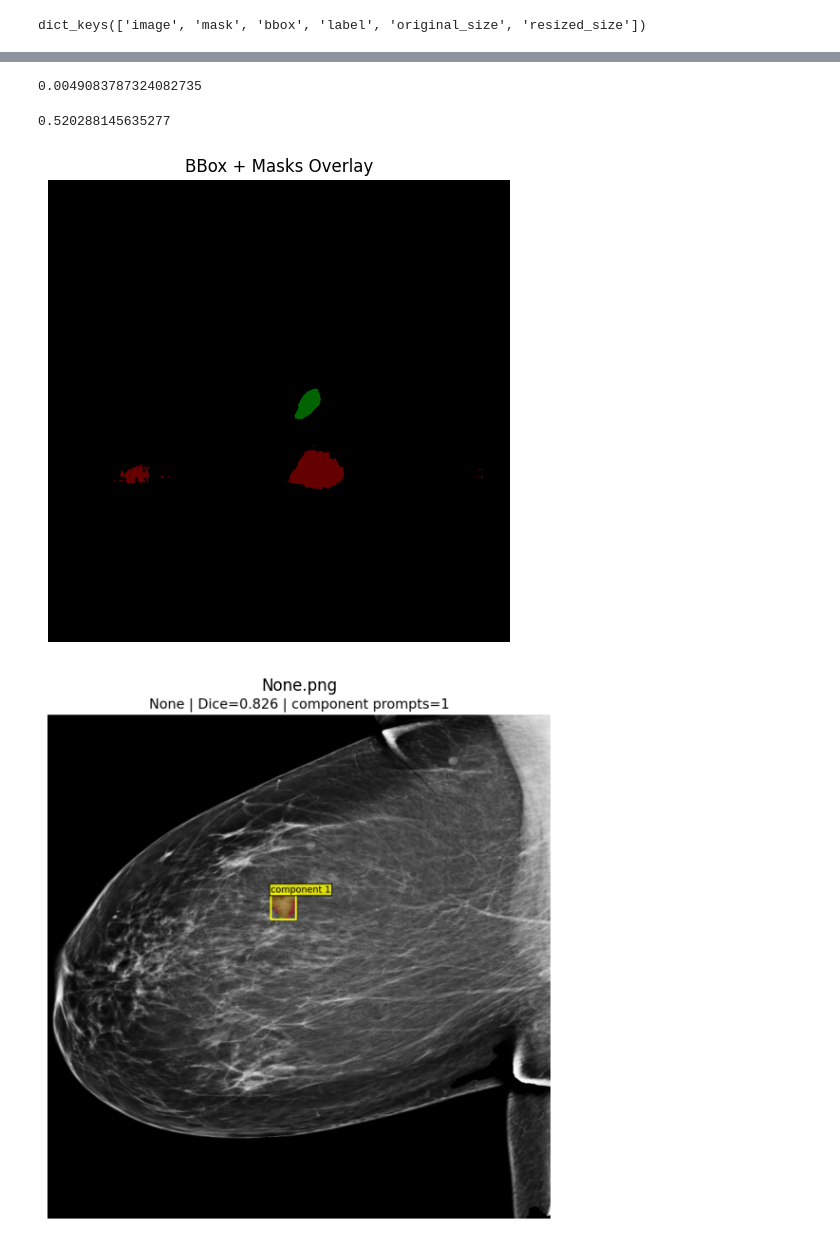
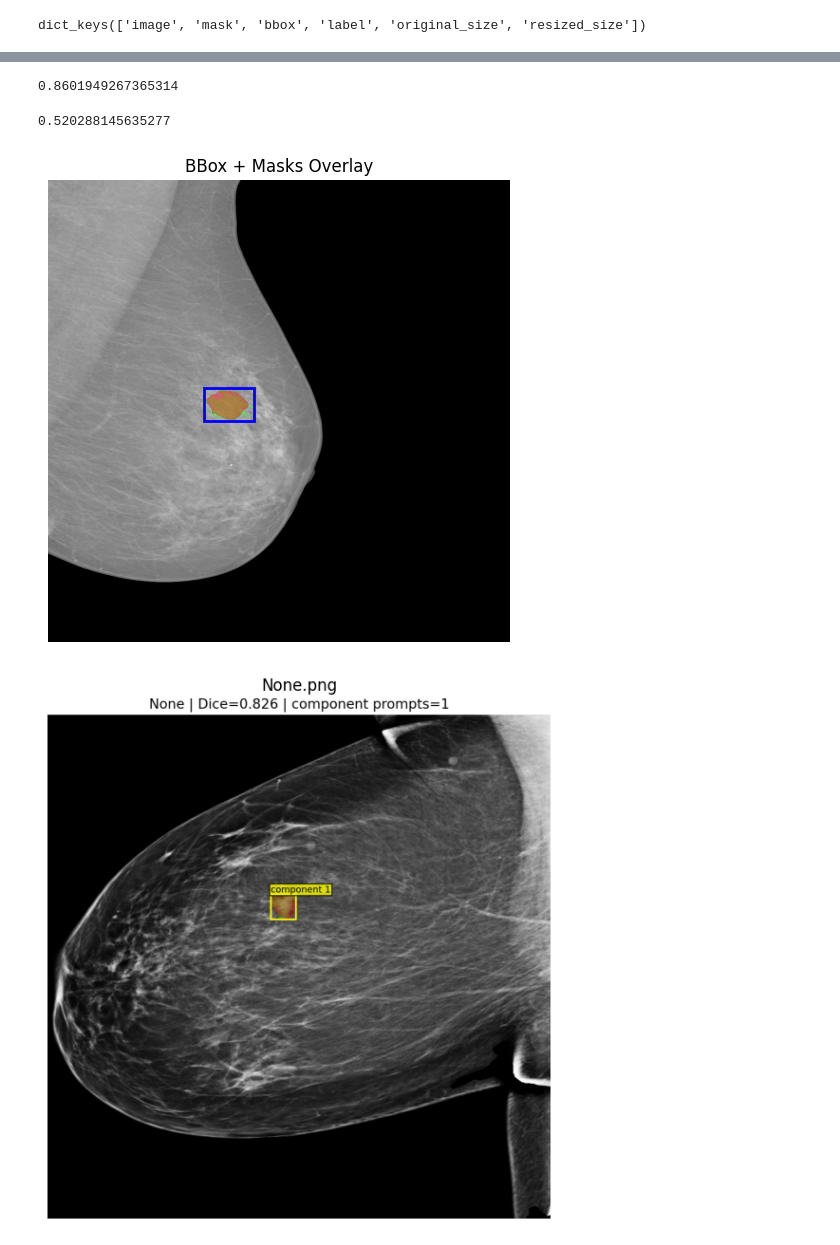
Before and after one commit to wrecka98/FM_thesis, a Jupyter notebook: pipelines_and_experiments/SEG_medSAM_LoRA-ZGT_INbreast.ipynb, the cells around one changed output, grey strips where cells are left out. Drawn from its saved outputs; the diff is of its cells as text; code cells hidden in the pictures.

```diff
--- a/pipelines_and_experiments/SEG_medSAM_LoRA-ZGT_INbreast.ipynb
+++ b/pipelines_and_experiments/SEG_medSAM_LoRA-ZGT_INbreast.ipynb
@@ -159,9 +159,20 @@ class MedSAMPreprocess:
         boxes = sample["bbox"]
 
         if image.ndim == 3:
-            image = image[..., 0]
+            if image.shape[0] in {1, 3}:
+                image = image[0]
+            elif image.shape[-1] in {1, 3}:
+                image = image[..., 0]
+            else:
+                raise ValueError(f"Unexpected image shape: {image.shape}")
+
         if mask.ndim == 3:
-            mask = mask[..., 0]
+            if mask.shape[0] == 1:
+                mask = mask[0]
+            elif mask.shape[-1] == 1:
+                mask = mask[..., 0]
+            else:
+                raise ValueError(f"Unexpected mask shape: {mask.shape}")
 
         old_h, old_w = image.shape[:2]
         new_h, new_w = self.size
@@ -201,7 +212,7 @@ def mammo_collate_fn(batch):
     }
 
 
-loader = NpzLoader(dtype=np.uint8)
+loader = NpzLoader(dtype=None)
 
 bbox_generator = ConnectedComponentsBBoxFromMask(
     annotation_threshold=0.5,
@@ -347,18 +358,18 @@ model = MedSAM(
 ).to(DEVICE)
 
 
-# config = LoraConfig(
-#     r=8,
-#     lora_alpha=8,
-#     target_modules=["qkv"],
-#     lora_dropout=0.1,
-#     bias="none"
-# )
+config = LoraConfig(
+    r=8,
+    lora_alpha=8,
+    target_modules=["qkv"],
+    lora_dropout=0.1,
+    bias="none"
+)
 
-# model = get_peft_model(model, config)
+model = get_peft_model(model, config)
 
-# checkpoint = torch.load(ckpt_path, map_location=DEVICE)
-# model.load_state_dict(checkpoint["model"])
+checkpoint = torch.load(ckpt_path, map_location=DEVICE)
+model.load_state_dict(checkpoint["model"])
 
 model.eval()
 
@@ -449,12 +460,12 @@ Processed batch 106/106
 # %%
-sum=0
+sum_dice=0
 for sample in rows:
     sample_dice=sample["dice"]
-    sum+=sample_dice
+    sum_dice+=sample_dice
 
-avg=sum/106
+avg=sum_dice/len(rows)
 
 print(avg)
 # %% [output]
-0.0049083787324082735
+0.8601949267365314
 # %%
@@ -544,36 +555,36 @@ def show_bbox_overlay(image, bbox, gt_mask=None, pred_mask=None):
 
     rect = patches.Rectangle(
         (x_min, y_min),
         x_max - x_min,
         y_max - y_min,
         linewidth=2,
         edgecolor="blue",
         facecolor="none",
     )
 
     ax.add_patch(rect)
 
     ax.set_title("BBox + Masks Overlay")
     ax.axis("off")
     plt.show()
 
-sample=zgt_test_dataset[23]
+sample=zgt_test_dataset[25]
 
 img=sample["image"]
 bbox=sample["bbox"]
 gt_mask_sample = sample["mask"]
-pred_mask_sample = rows[23]["pred_mask"]
+pred_mask_sample = rows[25]["pred_mask"]
 
 
 
 show_bbox_overlay(
     image=img,           # or your original image if you have it
     bbox=bbox,
     gt_mask=gt_mask_sample,
     pred_mask=pred_mask_sample
 )
 # %% [output]
-[figure, old version]
+[figure, new version]
 # %%
 # Preview a few overlays.
 preview_paths = sorted(OVERLAY_OUT_DIR.glob("*.png"))[:6]
```
Also changed, not shown: parts of 3 cells of this notebook, 10 other files.
